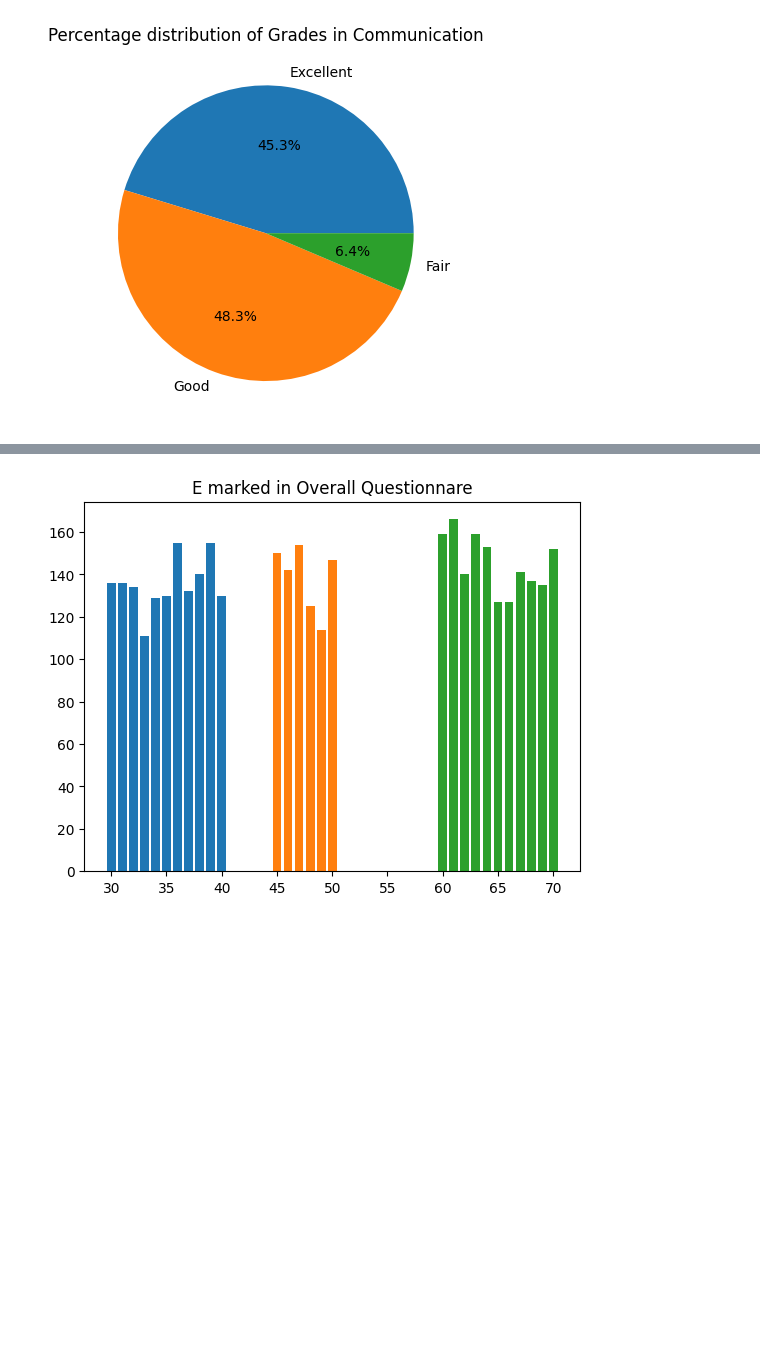
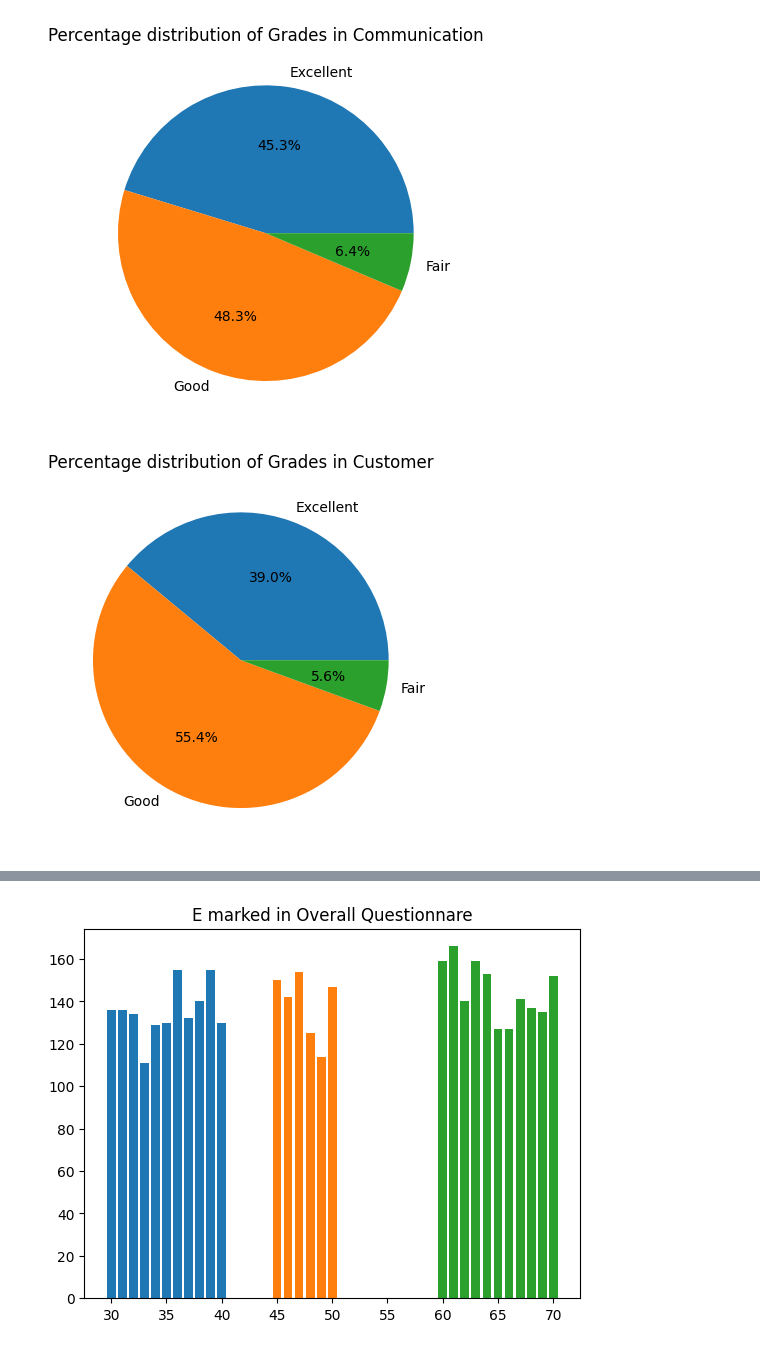
Before and after one commit to GuptajiRocks/data-science-sem4, a Jupyter notebook: Lectures/feb9-self/one.ipynb, the cells around one changed output, grey strips where cells are left out. Saved outputs shown, nothing was run; the diff lists cells and outputs as text; code cells hidden in the pictures; blank space fills up the shorter version.

```diff
--- a/Lectures/feb9-self/one.ipynb
+++ b/Lectures/feb9-self/one.ipynb
@@ -85,3 +86,14 @@ plt.title("Percentage distribution of Grades in Communication")
 plt.show()
 # %% [output]
 [figure]
+# %%
+cust_e_mean = df_Customer["E"].mean()
+cust_g_mean = df_Customer["G"].mean()
+cust_f_mean = df_Customer["F"].mean()
+l = [cust_e_mean, cust_g_mean, cust_f_mean]
+
+plt.pie(l, autopct="%1.1f%%", labels=["Excellent", "Good", "Fair"])
+plt.title("Percentage distribution of Grades in Customer")
+plt.show()
+# %% [output]
+[figure, added]
```
Also changed, not shown: parts of 5 cells of this notebook, 1 other file.
